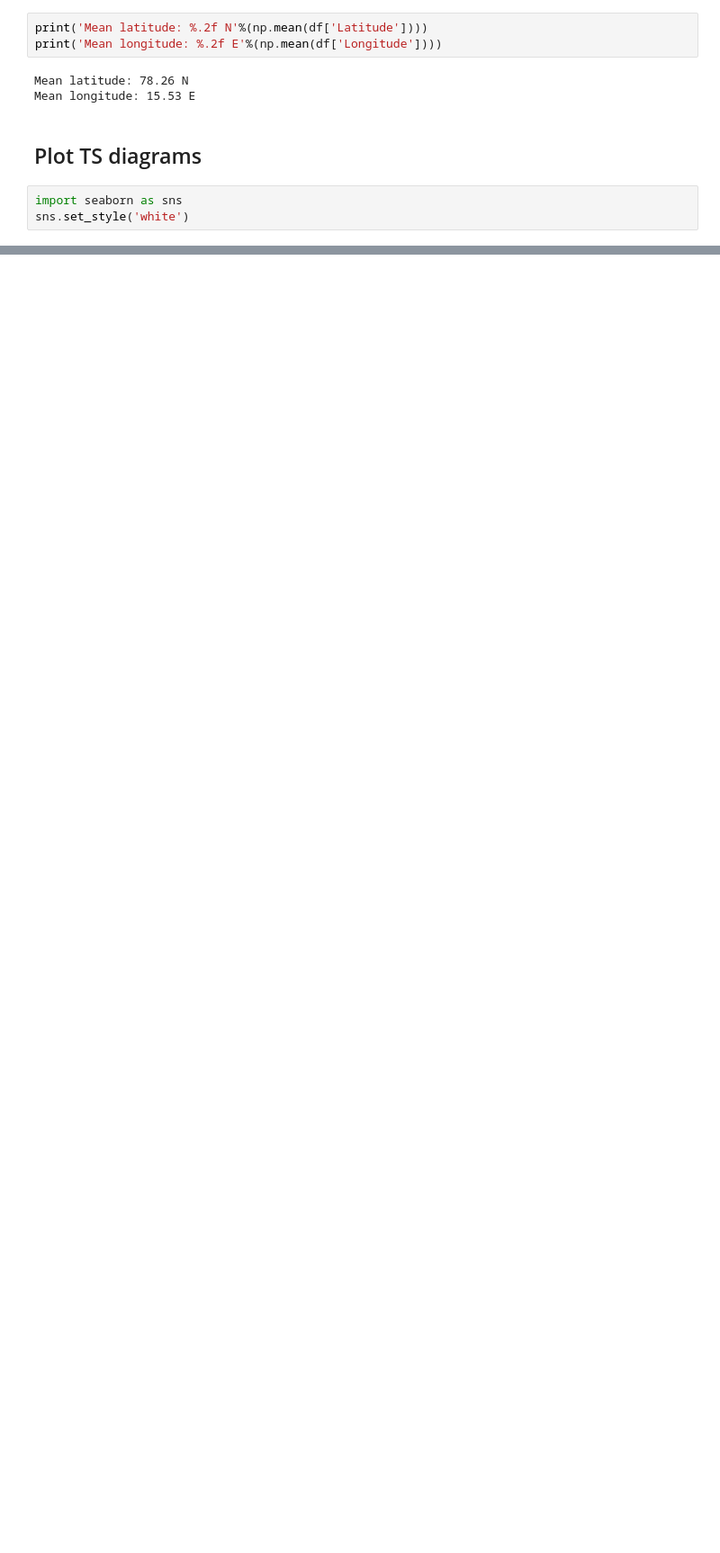
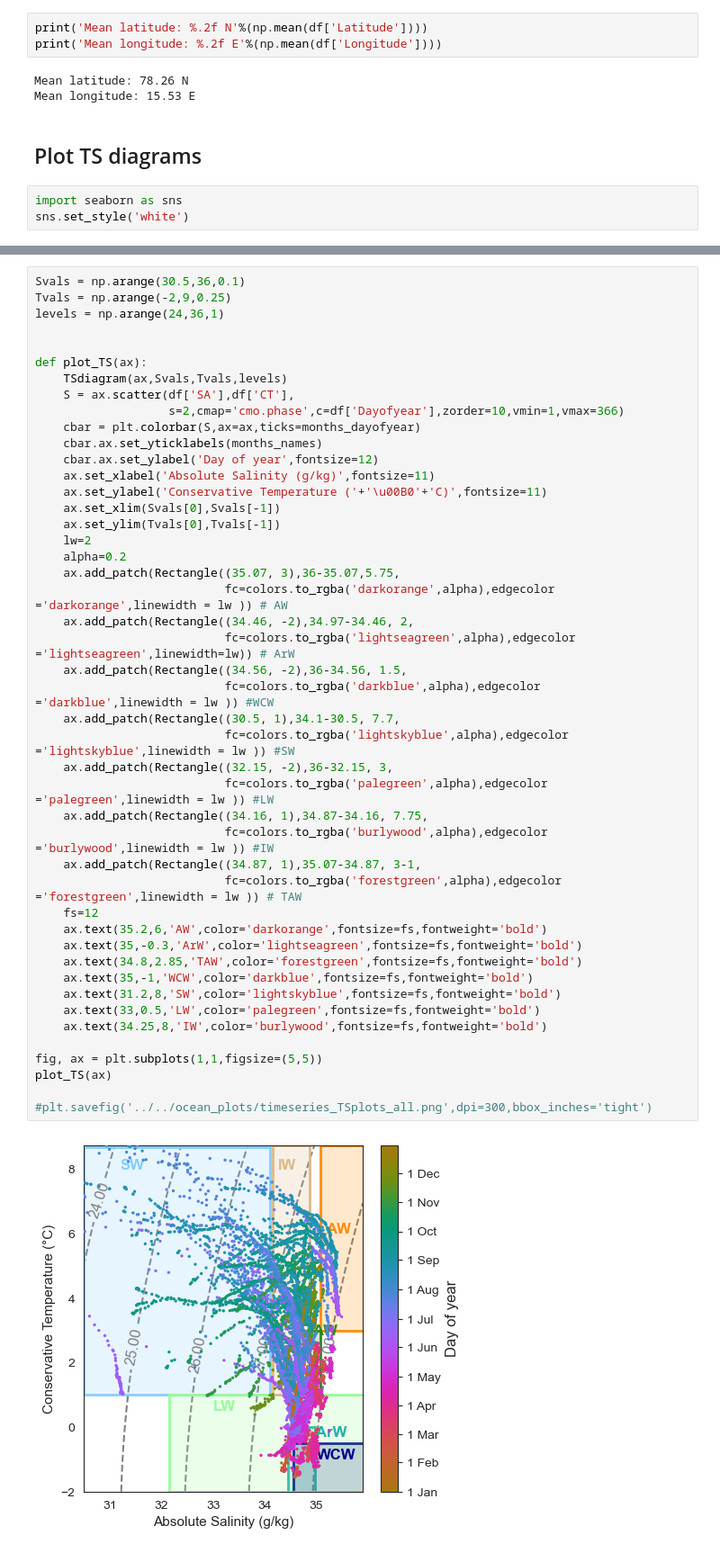
Before and after one commit to alpsjur/AGF-Adventfjorden, a Jupyter notebook: code/notebooks/timeseries_CTD_plotting.ipynb, the cells around one changed output, grey strips where cells are left out. Shown: that part at 90% size. Saved outputs shown, nothing was run; the diff lists cells and outputs as text; blank space fills up the shorter version.

```diff
--- a/code/notebooks/timeseries_CTD_plotting.ipynb
+++ b/code/notebooks/timeseries_CTD_plotting.ipynb
@@ -141,0 +169,48 @@ plt.show()
+# %%
+Svals = np.arange(30.5,36,0.1)
+Tvals = np.arange(-2,9,0.25)
+levels = np.arange(24,36,1)
+
+
+def plot_TS(ax):
+    TSdiagram(ax,Svals,Tvals,levels)
+    S = ax.scatter(df['SA'],df['CT'],
+                   s=2,cmap='cmo.phase',c=df['Dayofyear'],zorder=10,vmin=1,vmax=366)
+    cbar = plt.colorbar(S,ax=ax,ticks=months_dayofyear)
+    cbar.ax.set_yticklabels(months_names)
+    cbar.ax.set_ylabel('Day of year',fontsize=12)
+    ax.set_xlabel('Absolute Salinity (g/kg)',fontsize=11)
+    ax.set_ylabel('Conservative Temperature ('+'\u00B0'+'C)',fontsize=11)
+    ax.set_xlim(Svals[0],Svals[-1])
+    ax.set_ylim(Tvals[0],Tvals[-1])
+    lw=2
+    alpha=0.2
+    ax.add_patch(Rectangle((35.07, 3),36-35.07,5.75,
+                           fc=colors.to_rgba('darkorange',alpha),edgecolor ='darkorange',linewidth = lw )) # AW
+    ax.add_patch(Rectangle((34.46, -2),34.97-34.46, 2,
+                           fc=colors.to_rgba('lightseagreen',alpha),edgecolor ='lightseagreen',linewidth=lw)) # ArW
+    ax.add_patch(Rectangle((34.56, -2),36-34.56, 1.5,
+                           fc=colors.to_rgba('darkblue',alpha),edgecolor ='darkblue',linewidth = lw )) #WCW
+    ax.add_patch(Rectangle((30.5, 1),34.1-30.5, 7.7,
+                           fc=colors.to_rgba('lightskyblue',alpha),edgecolor ='lightskyblue',linewidth = lw )) #SW
+    ax.add_patch(Rectangle((32.15, -2),36-32.15, 3,
+                           fc=colors.to_rgba('palegreen',alpha),edgecolor ='palegreen',linewidth = lw )) #LW
+    ax.add_patch(Rectangle((34.16, 1),34.87-34.16, 7.75,
+                           fc=colors.to_rgba('burlywood',alpha),edgecolor ='burlywood',linewidth = lw )) #IW
+    ax.add_patch(Rectangle((34.87, 1),35.07-34.87, 3-1,
+                           fc=colors.to_rgba('forestgreen',alpha),edgecolor ='forestgreen',linewidth = lw )) # TAW
+    fs=12
+    ax.text(35.2,6,'AW',color='darkorange',fontsize=fs,fontweight='bold')
+    ax.text(35,-0.3,'ArW',color='lightseagreen',fontsize=fs,fontweight='bold')
+    ax.text(34.8,2.85,'TAW',color='forestgreen',fontsize=fs,fontweight='bold')
+    ax.text(35,-1,'WCW',color='darkblue',fontsize=fs,fontweight='bold')
+    ax.text(31.2,8,'SW',color='lightskyblue',fontsize=fs,fontweight='bold')
+    ax.text(33,0.5,'LW',color='palegreen',fontsize=fs,fontweight='bold')
+    ax.text(34.25,8,'IW',color='burlywood',fontsize=fs,fontweight='bold')
+
+fig, ax = plt.subplots(1,1,figsize=(5,5))
+plot_TS(ax)
+
+#plt.savefig('../../ocean_plots/timeseries_TSplots_all.png',dpi=300,bbox_inches='tight')
+# %% [output]
+[figure, added]
```
Also changed, not shown: parts of 10 cells of this notebook, 5 other files.
